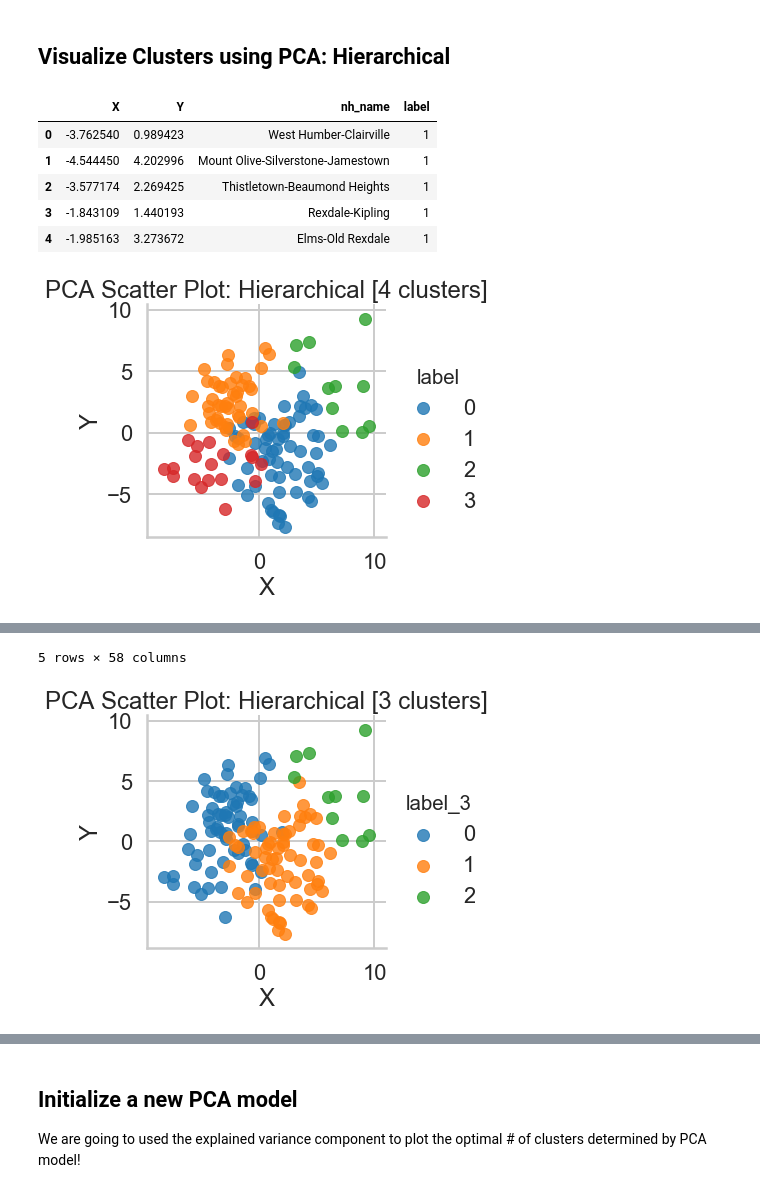
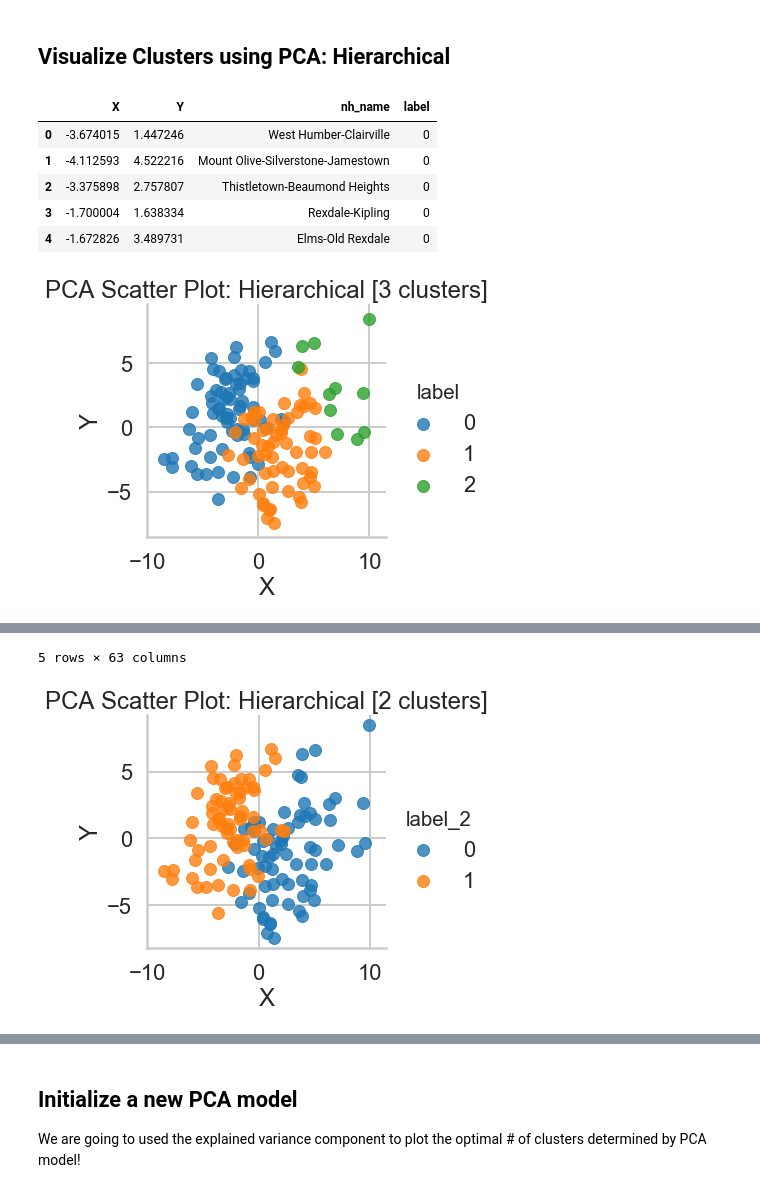
Before and after one commit to yoots88/portfolio, a Jupyter notebook: p5_community_health_profile/p5_community_health_profile.ipynb, the cells around one changed output, grey strips where cells are left out. Saved outputs shown, nothing was run; the diff lists cells and outputs as text; code cells hidden in the pictures.

```diff
--- a/p5_community_health_profile/p5_community_health_profile.ipynb
+++ b/p5_community_health_profile/p5_community_health_profile.ipynb
@@ -70,10 +90,10 @@ ethnic_map = {1: '1-least ethnic concentrated', 2: '2-little ethnic concentrated
                    3: '3-neutral ethnic concentrated', 4: '4-somewhat ethnic concentrated', 5: '5-most ethnic concentrated'}
 
 # Encode features with each map:
-df['instability_status'] = df['avg_instability_scale'].map(instability_map)
-df['deprivation_status'] = df['avg_deprivation_scale'].map(deprivation_map)
-df['dependency_status'] = df['avg_dependency_scale'].map(dependency_map)
-df['ethnic_status'] = df['avg_ethnic_scale'].map(ethnic_map)
+df['instability_status'] = df['mi_instability_scale'].map(instability_map)
+df['deprivation_status'] = df['mi_deprivation_scale'].map(deprivation_map)
+df['dependency_status'] = df['mi_dependency_scale'].map(dependency_map)
+df['ethnic_status'] = df['mi_ethnic_scale'].map(ethnic_map)
 
 # Check the encoding:
 print(df['instability_status'].head())
@@ -84,13 +104,3 @@ print(df['instability_status'].head())
 3    2-little instable
 4    2-little instable
 Name: instability_status, dtype: object
-# %%
-# Stratification #
-# Define the proxy avg. gross income group bin size:
-income_bins = [50000, 60000, 70000, 80000, 90000, 100000, 110000, 120000, 130000]
-
-# Generate new numerical group features based on binning:
-df['avg_gr_inc_group'] = pd.cut(np.array(df['inc_avg_gross_income']), bins=income_bins)
-
-# Check newly generated features:
-print(df['avg_gr_inc_group'].head())
@@ -113,7 +166,9 @@ df_copy = df.copy()
 
 # Drop unnecessary columns: avoid generating irrelevant dummy variables #
 df_copy = df.drop(['nh_name','ward_name','ward_id','instability_status','deprivation_status',
-                   'dependency_status','ethnic_status','avg_gr_inc_group'], axis=1)
+                   'dependency_status','ethnic_status','lico_at_grp_label','ed_visits_grp_label',
+                   'alc_rate_grp_label','hosp_rate_grp_label','injury_rate_grp_label',
+                   'birth_rate_grp_label','chronic_4_cond_rate_grp_label'], axis=1)
 
 # Create a new dataframe with dummy variables:
 df_new = pd.get_dummies(df_copy, drop_first=True)
@@ -438,7 +493,7 @@ df_review.head()
 ## Visualize Clusters using PCA: Hierarchical ##
 # %%
 # Apply Hierarchical clustering
-hc = AgglomerativeClustering(n_clusters = 4, affinity = 'euclidean', linkage = 'ward')
+hc = AgglomerativeClustering(n_clusters = 3, affinity = 'euclidean', linkage = 'ward')
 hc_labels = hc.fit_predict(X_cols_std)
 
 # Create a merged DataFrame: neighborhood name and label - Hierarchical Clustering
@@ -449,25 +504,25 @@ df_merged_hc['label'] = hc_labels
 df_merged_hc.head()
 # %% [output]
 |  | X | Y | nh_name | label |
-| 0 | -3.762540 | 0.989423 | West Humber-Clairville | 1 |
-| 1 | -4.544450 | 4.202996 | Mount Olive-Silverstone-Jamestown | 1 |
-| 2 | -3.577174 | 2.269425 | Thistletown-Beaumond Heights | 1 |
-| 3 | -1.843109 | 1.440193 | Rexdale-Kipling | 1 |
-| 4 | -1.985163 | 3.273672 | Elms-Old Rexdale | 1 |
+| 0 | -3.674015 | 1.447246 | West Humber-Clairville | 0 |
+| 1 | -4.112593 | 4.522216 | Mount Olive-Silverstone-Jamestown | 0 |
+| 2 | -3.375898 | 2.757807 | Thistletown-Beaumond Heights | 0 |
+| 3 | -1.700004 | 1.638334 | Rexdale-Kipling | 0 |
+| 4 | -1.672826 | 3.489731 | Elms-Old Rexdale | 0 |
 # %%
-# Visualize the PCA cluster: scatter plot - Hierarchical 4 clusters
-plot_pca_scatter('X','Y','label',df_merged_hc,'Hierarchical [4 clusters]')
+# Visualize the PCA cluster: scatter plot - Hierarchical 3 clusters
+plot_pca_scatter('X','Y','label',df_merged_hc,'Hierarchical [3 clusters]')
 # %% [output]
-[figure, old version]
+[figure, new version]
 # %%
-# Re-fit the Hierarchical cluster using 3 clusters:
-df_merged_hc['label_3'] = AgglomerativeClustering(n_clusters = 3, affinity = 'euclidean', linkage = 'ward').fit_predict(X_cols_std)
-# Visualize the PCA cluster: scatter plot - Hierarchical 3 clusters
-plot_pca_scatter('X','Y','label_3',df_merged_hc,'Hierarchical [3 clusters]')
+# Re-fit the Hierarchical cluster using 2 clusters:
+df_merged_hc['label_2'] = AgglomerativeClustering(n_clusters = 2, affinity = 'euclidean', linkage = 'ward').fit_predict(X_cols_std)
+# Visualize the PCA cluster: scatter plot - Hierarchical 2 clusters
+plot_pca_scatter('X','Y','label_2',df_merged_hc,'Hierarchical [2 clusters]')
 
-# Assume 3 clusters: label = label_3
-df_merged_hc['label'] = df_merged_hc['label_3']
-df_merged_hc = df_merged_hc.drop(['label_3'], axis=1)
+# Assume 2 clusters: label = label_2
+df_merged_hc['label'] = df_merged_hc['label_2']
+df_merged_hc = df_merged_hc.drop(['label_2'], axis=1)
 
 # Reviewed the clustered data points by merge with other community health profile features:
 df_review_hc = df_merged_hc.merge(df, on='nh_name')
@@ -482,5 +537,5 @@ df_review_hc.head()
-5 rows × 58 columns
+5 rows × 63 columns
-[figure, old version]
+[figure, new version]
 # %%
 # Write a function to plot: bar charts
 def plot_bar_chart(x,y,df,var,label):
```
Also changed, not shown: parts of 59 cells of this notebook.
